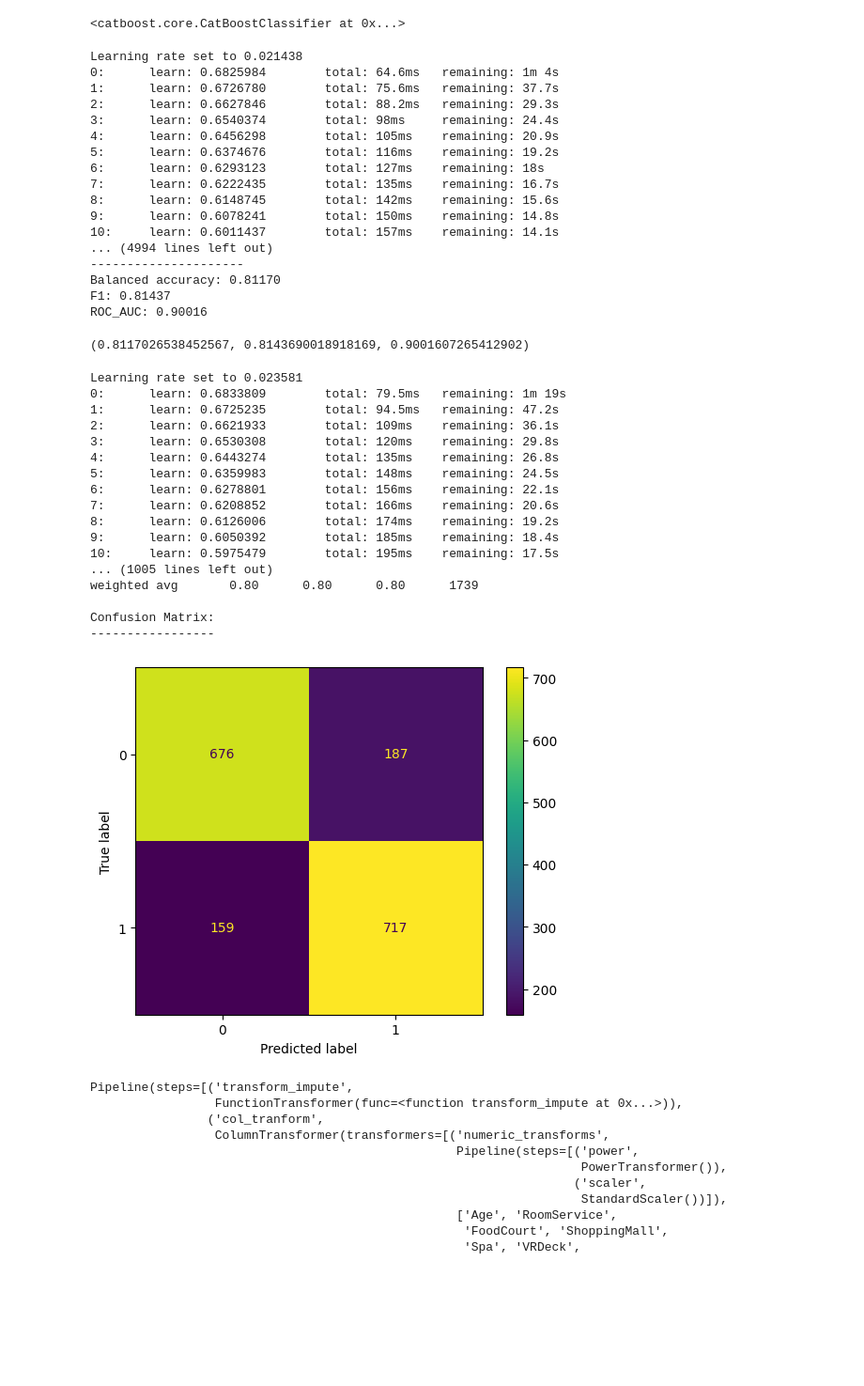
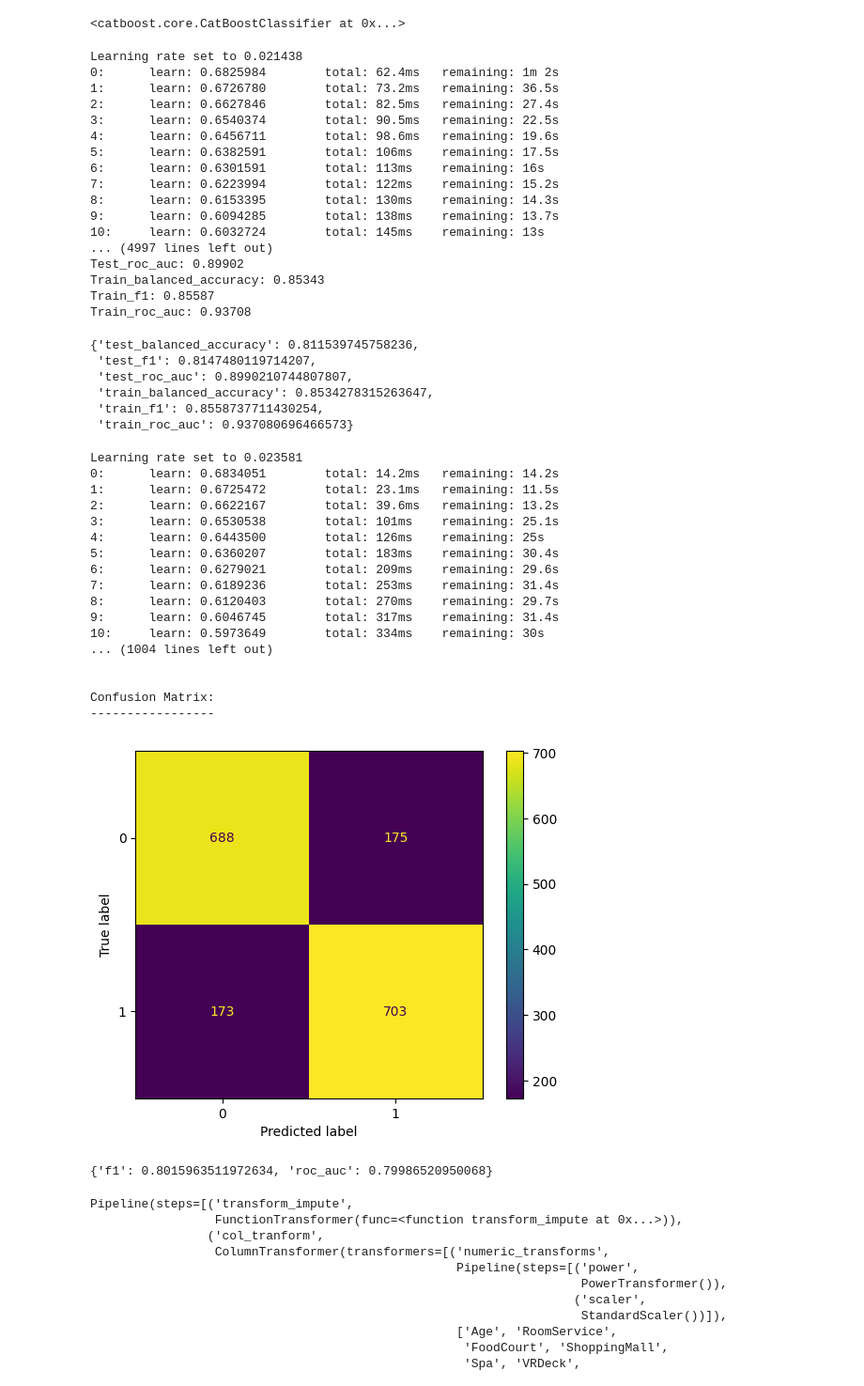
Before and after one commit to mailliwJ/spaceTitanic, a Jupyter notebook: notebooks/episode_IV.ipynb, the cells around one changed output. Shown at 94% size. Drawn from its saved outputs; the diff is of its cells as text; code cells hidden in the pictures; blank space fills up the shorter version.

```diff
--- a/notebooks/episode_IV.ipynb
+++ b/notebooks/episode_IV.ipynb
@@ -219,45 +181,51 @@ def fit_test_evaluate(model, X_train, y_train, X_test, y_test, scores=False, cla
 # %%
-cv_evaluate(catb, X_train, y_train, print_scores=True)
+mlt.cv_evaluate(catb, X_train, y_train, scoring=['balanced_accuracy','f1','roc_auc'], return_train_score=True, print_scores=True)
 # %% [output]
 Learning rate set to 0.021438
-0:      learn: 0.6825984        total: 64.6ms   remaining: 1m 4s
-1:      learn: 0.6726780        total: 75.6ms   remaining: 37.7s
-2:      learn: 0.6627846        total: 88.2ms   remaining: 29.3s
-3:      learn: 0.6540374        total: 98ms     remaining: 24.4s
-4:      learn: 0.6456298        total: 105ms    remaining: 20.9s
-5:      learn: 0.6374676        total: 116ms    remaining: 19.2s
-6:      learn: 0.6293123        total: 127ms    remaining: 18s
-7:      learn: 0.6222435        total: 135ms    remaining: 16.7s
-8:      learn: 0.6148745        total: 142ms    remaining: 15.6s
-9:      learn: 0.6078241        total: 150ms    remaining: 14.8s
-10:     learn: 0.6011437        total: 157ms    remaining: 14.1s
-... (4994 lines left out)
----------------------
-Balanced accuracy: 0.81170
-F1: 0.81437
-ROC_AUC: 0.90016
+0:      learn: 0.6825984        total: 62.4ms   remaining: 1m 2s
+1:      learn: 0.6726780        total: 73.2ms   remaining: 36.5s
+2:      learn: 0.6627846        total: 82.5ms   remaining: 27.4s
+3:      learn: 0.6540374        total: 90.5ms   remaining: 22.5s
+4:      learn: 0.6456711        total: 98.6ms   remaining: 19.6s
+5:      learn: 0.6382591        total: 106ms    remaining: 17.5s
+6:      learn: 0.6301591        total: 113ms    remaining: 16s
+7:      learn: 0.6223994        total: 122ms    remaining: 15.2s
+8:      learn: 0.6153395        total: 130ms    remaining: 14.3s
+9:      learn: 0.6094285        total: 138ms    remaining: 13.7s
+10:     learn: 0.6032724        total: 145ms    remaining: 13s
+... (4997 lines left out)
+Test_roc_auc: 0.89902
+Train_balanced_accuracy: 0.85343
+Train_f1: 0.85587
+Train_roc_auc: 0.93708
-(0.8117026538452567, 0.8143690018918169, 0.9001607265412902)
+{'test_balanced_accuracy': 0.811539745758236,
+ 'test_f1': 0.8147480119714207,
+ 'test_roc_auc': 0.8990210744807807,
+ 'train_balanced_accuracy': 0.8534278315263647,
+ 'train_f1': 0.8558737711430254,
+ 'train_roc_auc': 0.937080696466573}
 # %%
-fit_test_evaluate(catb, X_train, y_train, X_val, y_val, scores=True, class_report=True, confusion_mat=True)
+mlt.fit_test_evaluate(catb, X_train, y_train, X_val, y_val, metrics=['balanced_accuracy','f1','roc_auc'], return_scores=True, print_report=True)
 # %% [output]
 Learning rate set to 0.023581
-0:      learn: 0.6833809        total: 79.5ms   remaining: 1m 19s
-1:      learn: 0.6725235        total: 94.5ms   remaining: 47.2s
-2:      learn: 0.6621933        total: 109ms    remaining: 36.1s
-3:      learn: 0.6530308        total: 120ms    remaining: 29.8s
-4:      learn: 0.6443274        total: 135ms    remaining: 26.8s
-5:      learn: 0.6359983        total: 148ms    remaining: 24.5s
-6:      learn: 0.6278801        total: 156ms    remaining: 22.1s
-7:      learn: 0.6208852        total: 166ms    remaining: 20.6s
-8:      learn: 0.6126006        total: 174ms    remaining: 19.2s
-9:      learn: 0.6050392        total: 185ms    remaining: 18.4s
-10:     learn: 0.5975479        total: 195ms    remaining: 17.5s
-... (1005 lines left out)
-weighted avg       0.80      0.80      0.80      1739
+0:      learn: 0.6834051        total: 14.2ms   remaining: 14.2s
+1:      learn: 0.6725472        total: 23.1ms   remaining: 11.5s
+2:      learn: 0.6622167        total: 39.6ms   remaining: 13.2s
+3:      learn: 0.6530538        total: 101ms    remaining: 25.1s
+4:      learn: 0.6443500        total: 126ms    remaining: 25s
+5:      learn: 0.6360207        total: 183ms    remaining: 30.4s
+6:      learn: 0.6279021        total: 209ms    remaining: 29.6s
+7:      learn: 0.6189236        total: 253ms    remaining: 31.4s
+8:      learn: 0.6120403        total: 270ms    remaining: 29.7s
+9:      learn: 0.6046745        total: 317ms    remaining: 31.4s
+10:     learn: 0.5973649        total: 334ms    remaining: 30s
+... (1004 lines left out)
+
 
 Confusion Matrix:
 -----------------
-[figure, old version]
+[figure, new version]
+{'f1': 0.8015963511972634, 'roc_auc': 0.79986520950068}
 # %%
 import numpy as np
 import pandas as pd
```
Also changed, not shown: parts of 1 cell of this notebook, 5 other files.
